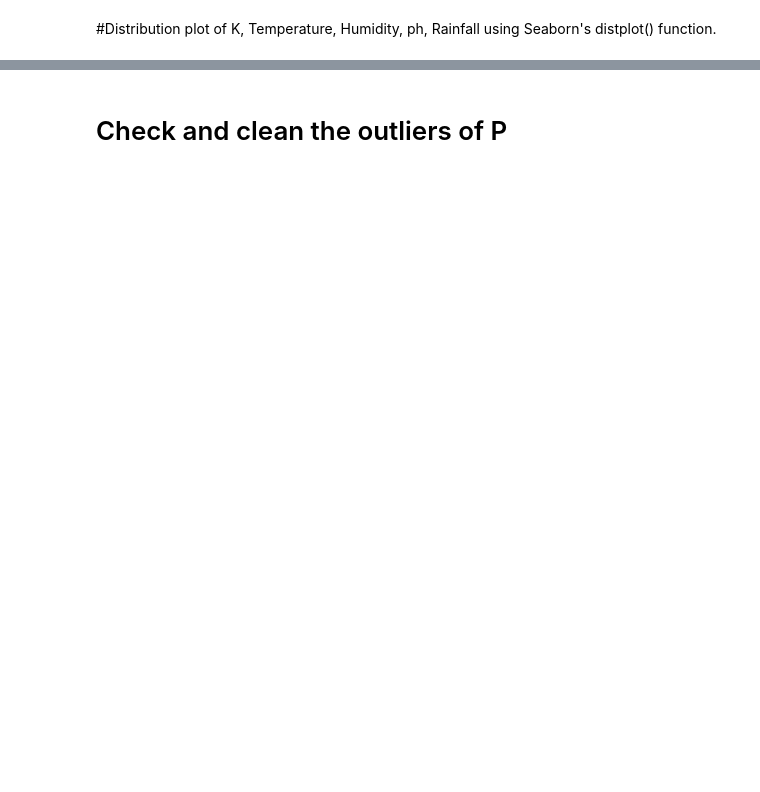
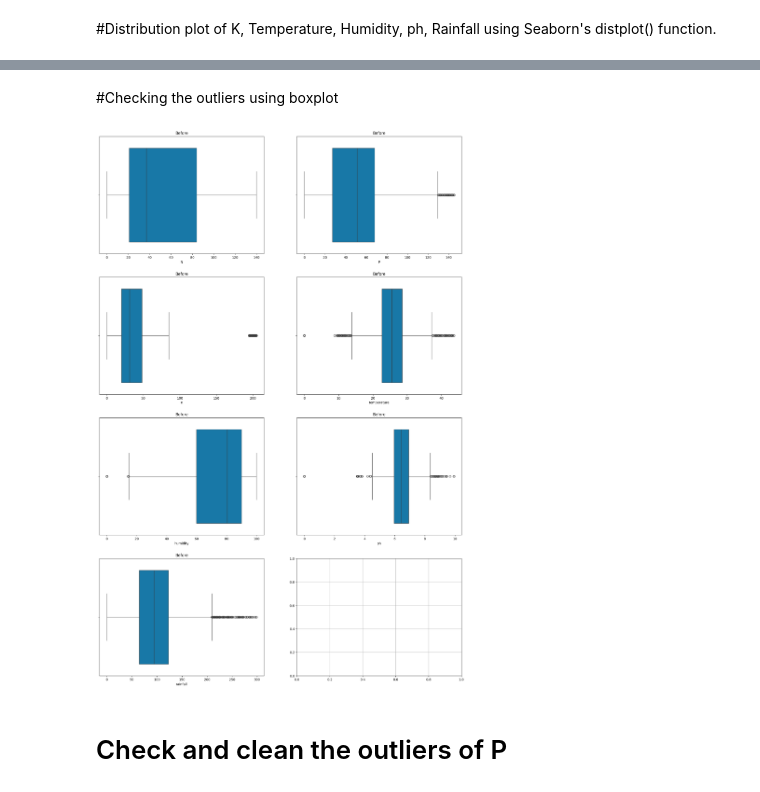
Before and after one commit to sumitc001/Major-Project-using-ML-and-Python-Framework-Flask, a Jupyter notebook: Crop_Recommendation_System2.ipynb, the cells around one changed output, grey strips where cells are left out. Saved outputs shown, nothing was run; the diff lists cells and outputs as text; code cells hidden in the pictures; blank space fills up the shorter version.

Commit message:
Outliers completed

```diff
--- a/Crop_Recommendation_System2.ipynb
+++ b/Crop_Recommendation_System2.ipynb
@@ -420,3 +595,39 @@ plt.grid()
+# %% [markdown]
+#Checking the outliers using boxplot
+# %%
+f, axes = plt.subplots(4, 2, figsize=(20, 30))
+sns.boxplot(x="N", data=crop2, palette="winter", ax=axes[0][0]).set_title("Before")
+plt.grid()
+
+sns.boxplot(x="P", data=crop2, palette="winter", ax=axes[0][1]).set_title("Before")
+plt.grid()
+
+sns.boxplot(x="K", data=crop2, palette="winter", ax=axes[1][0]).set_title("Before")
+plt.grid()
+
+sns.boxplot(x="temperature", data=crop2, palette="winter", ax=axes[1][1]).set_title("Before")
+plt.grid()
+
+sns.boxplot(x="humidity", data=crop2, palette="winter", ax=axes[2][0]).set_title("Before")
+plt.grid()
+
+sns.boxplot(x="ph", data=crop2, palette="winter", ax=axes[2][1]).set_title("Before")
+plt.grid()
+
+sns.boxplot(x="rainfall", data=crop1, palette="winter", ax=axes[3][0]).set_title("Before")
+plt.grid()
+
+# Comments:
+
+# This code generates a figure with 4 rows and 2 columns of subplots to display boxplots for each feature in the dataset.
+# Each subplot represents a boxplot for a specific feature.
+# The boxplots are created using Seaborn's sns.boxplot() function, with the x parameter specifying the feature to be plotted and the data parameter specifying the dataset (crop2).
+# The palette parameter sets the color palette for the boxplots.
+# Each subplot is given a title using .set_title(), indicating that these are the boxplots before any modification.
+# plt.grid() adds a grid to each subplot for better visualization of the distribution of values.
+# Finally, plt.tight_layout() ensures proper spacing between subplots, and plt.show() displays the plot.
+# %% [output]
+[figure, added]
 # %% [markdown]
 # Check and clean the outliers of P
 # %%
```
Also changed, not shown: parts of 114 cells of this notebook.
